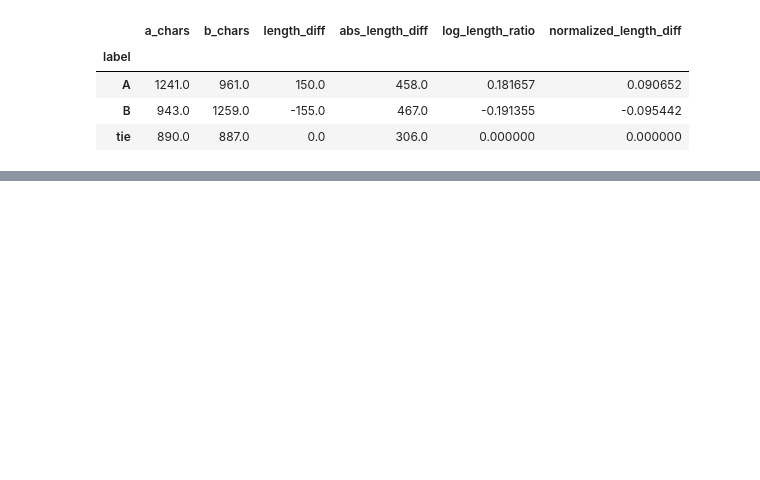
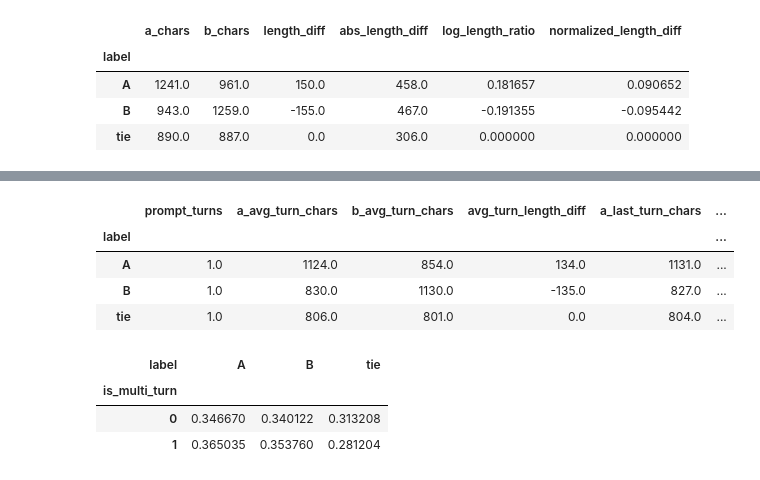
Before and after one commit to AAAAAmily/lmsys-preference-prediction, a Jupyter notebook: notebooks/02_feature_engineering.ipynb, the cells around one changed output, grey strips where cells are left out. Saved outputs shown, nothing was run; the diff lists cells and outputs as text; code cells hidden in the pictures; blank space fills up the shorter version.

```diff
--- a/notebooks/02_feature_engineering.ipynb
+++ b/notebooks/02_feature_engineering.ipynb
@@ -348,0 +409,30 @@ df["length_gap_ratio"] = (
+# %%
+df.groupby("label")[
+    [
+        "prompt_turns",
+        "a_avg_turn_chars",
+        "b_avg_turn_chars",
+        "avg_turn_length_diff",
+        "a_last_turn_chars",
+        "b_last_turn_chars",
+        "last_turn_length_diff"
+    ]
+].median()
+#average turn length and last-turn length show the same directional pattern as overall response length, while prompt turns have little separation across labels
+# %% [output]
+|  | prompt_turns | a_avg_turn_chars | b_avg_turn_chars | avg_turn_length_diff | a_last_turn_chars | ... |
+| label |  |  |  |  |  | ... |
+| A | 1.0 | 1124.0 | 854.0 | 134.0 | 1131.0 | ... |
+| B | 1.0 | 830.0 | 1130.0 | -135.0 | 827.0 | ... |
+| tie | 1.0 | 806.0 | 801.0 | 0.0 | 804.0 | ... |
+# %%
+pd.crosstab(
+    df["is_multi_turn"],
+    df["label"],
+    normalize="index"
+)
+# %% [output]
+| label | A | B | tie |
+| is_multi_turn |  |  |  |
+| 0 | 0.346670 | 0.340122 | 0.313208 |
+| 1 | 0.365035 | 0.353760 | 0.281204 |
```
Also changed, not shown: parts of 12 cells of this notebook.
